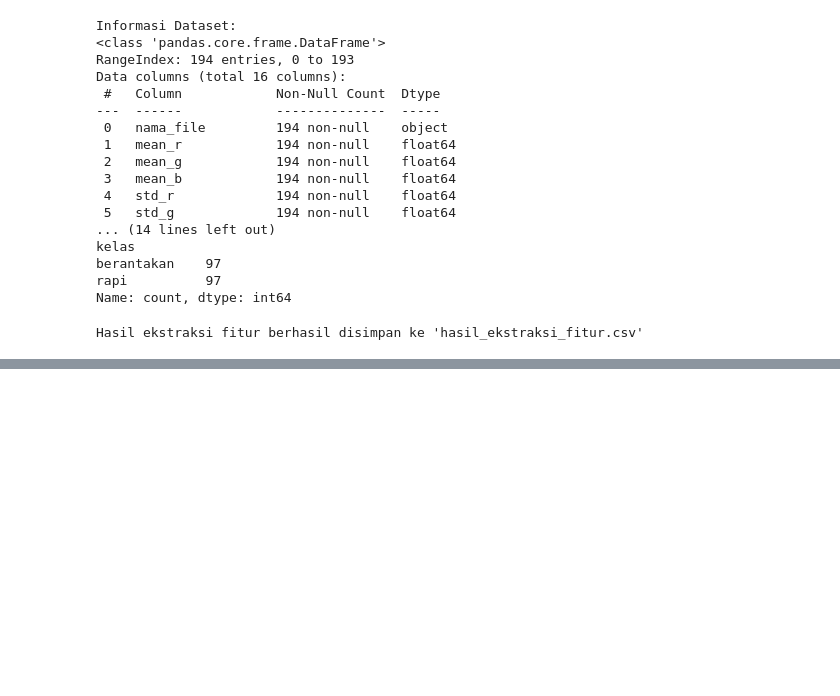
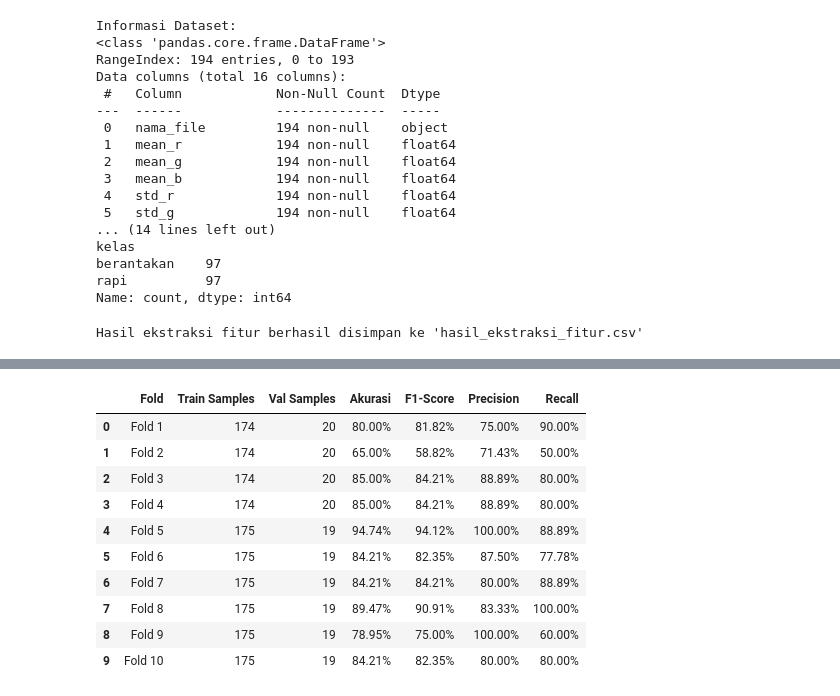
Before and after one commit to itsaalii/image-classification, a Jupyter notebook: main.ipynb, the cells around one changed output, grey strips where cells are left out. Cells and saved outputs as stored; diff of their text form; code cells hidden in the pictures; blank space fills up the shorter version.

```diff
--- a/main.ipynb
+++ b/main.ipynb
@@ -169,0 +387,72 @@ Hasil ekstraksi fitur berhasil disimpan ke 'hasil_ekstraksi_fitur.csv'
+# %%
+# =================================================================
+# 2. Pelatihan & Evaluasi 10-Fold Stratified Cross-Validation (90% Training)
+# =================================================================
+from sklearn.model_selection import StratifiedKFold, cross_val_predict
+from sklearn.ensemble import GradientBoostingClassifier
+from sklearn.metrics import accuracy_score, f1_score, precision_score, recall_score
+
+# Konfigurasi 10-Fold Stratified CV (90% Train : 10% Test per Fold)
+skf10 = StratifiedKFold(n_splits=10, shuffle=True, random_state=42)
+
+# Inisialisasi Model Final: Tuned Gradient Boosting
+model_gb = GradientBoostingClassifier(
+    n_estimators=100,
+    learning_rate=0.1,
+    max_depth=4,
+    subsample=0.8,
+    random_state=42
+)
+
+# Iterasi evaluasi per fold
+fold_logs = []
+print("=" * 75)
+print("EKSEKUSI 10-FOLD STRATIFIED CROSS-VALIDATION (TUNED GRADIENT BOOSTING)")
+print("=" * 75)
+
+for fold, (train_idx, val_idx) in enumerate(skf10.split(X_scaled, y), 1):
+    X_train, X_val = X_scaled[train_idx], X_scaled[val_idx]
+    y_train, y_val = y[train_idx], y[val_idx]
+
+    model_gb.fit(X_train, y_train)
+    y_pred_val = model_gb.predict(X_val)
+
+    acc = accuracy_score(y_val, y_pred_val)
+    f1 = f1_score(y_val, y_pred_val)
+    prec = precision_score(y_val, y_pred_val)
+    rec = recall_score(y_val, y_pred_val)
+
+    fold_logs.append({
+        'Fold': f'Fold {fold}',
+        'Train Samples': len(train_idx),
+        'Val Samples': len(val_idx),
+        'Akurasi': acc,
+        'F1-Score': f1,
+        'Precision': prec,
+        'Recall': rec
+    })
+    print(f"[Fold {fold:2d}] Train: {len(train_idx)} | Val: {len(val_idx)} -> Akurasi: {acc*100:6.2f}% | F1: {f1*100:6.2f}% | Prec: {prec*100:6.2f}% | Rec: {rec*100:6.2f}%")
+
+df_fold_results = pd.DataFrame(fold_logs)
+mean_acc = df_fold_results['Akurasi'].mean()
+std_acc = df_fold_results['Akurasi'].std()
+mean_f1 = df_fold_results['F1-Score'].mean()
+mean_prec = df_fold_results['Precision'].mean()
+mean_rec = df_fold_results['Recall'].mean()
+
+print("-" * 75)
+print(f"HASIL RATA-RATA 10-FOLD CV TUNED GRADIENT BOOSTING:")
+print(f"  - Rata-rata Akurasi  : {mean_acc*100:.2f}% (+/- {std_acc*100:.2f}%)")
+print(f"  - Rata-rata F1-Score : {mean_f1*100:.2f}%")
+print(f"  - Rata-rata Precision: {mean_prec*100:.2f}%")
+print(f"  - Rata-rata Recall   : {mean_rec*100:.2f}%")
+print("=" * 75)
+
+# Tampilkan tabel hasil per fold
+display(df_fold_results.style.format({
+    'Akurasi': '{:.2%}',
+    'F1-Score': '{:.2%}',
+    'Precision': '{:.2%}',
+    'Recall': '{:.2%}'
+}).background_gradient(cmap='Blues', subset=['Akurasi', 'F1-Score']))
+# %% [output]
@@ -169,0 +479,11 @@ Hasil ekstraksi fitur berhasil disimpan ke 'hasil_ekstraksi_fitur.csv'
+|  | Fold | Train Samples | Val Samples | Akurasi | F1-Score | Precision | Recall |
+| 0 | Fold 1 | 174 | 20 | 80.00% | 81.82% | 75.00% | 90.00% |
+| 1 | Fold 2 | 174 | 20 | 65.00% | 58.82% | 71.43% | 50.00% |
+| 2 | Fold 3 | 174 | 20 | 85.00% | 84.21% | 88.89% | 80.00% |
+| 3 | Fold 4 | 174 | 20 | 85.00% | 84.21% | 88.89% | 80.00% |
+| 4 | Fold 5 | 175 | 19 | 94.74% | 94.12% | 100.00% | 88.89% |
+| 5 | Fold 6 | 175 | 19 | 84.21% | 82.35% | 87.50% | 77.78% |
+| 6 | Fold 7 | 175 | 19 | 84.21% | 84.21% | 80.00% | 88.89% |
+| 7 | Fold 8 | 175 | 19 | 89.47% | 90.91% | 83.33% | 100.00% |
+| 8 | Fold 9 | 175 | 19 | 78.95% | 75.00% | 100.00% | 60.00% |
+| 9 | Fold 10 | 175 | 19 | 84.21% | 82.35% | 80.00% | 80.00% |
```
Also changed, not shown: parts of 14 cells of this notebook, 13 other files.
